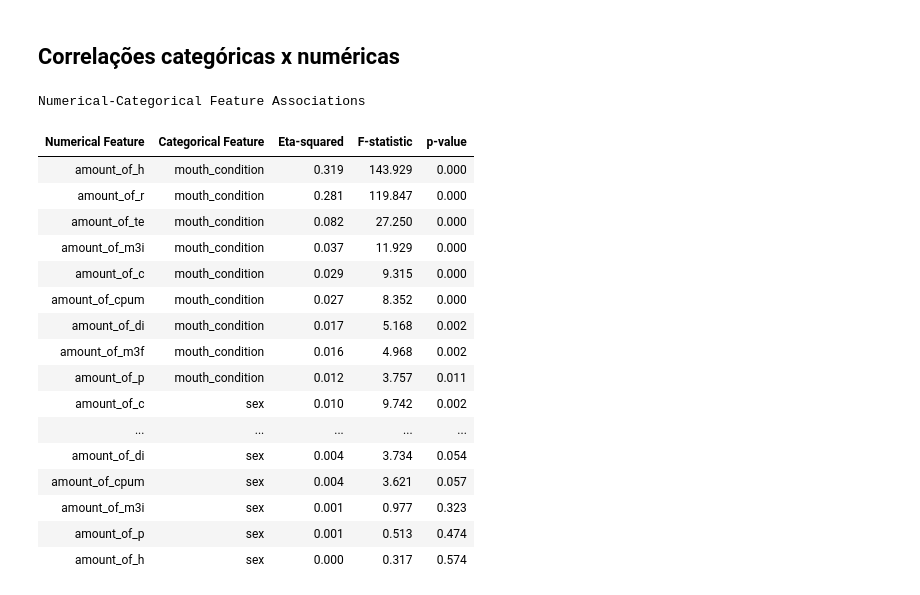
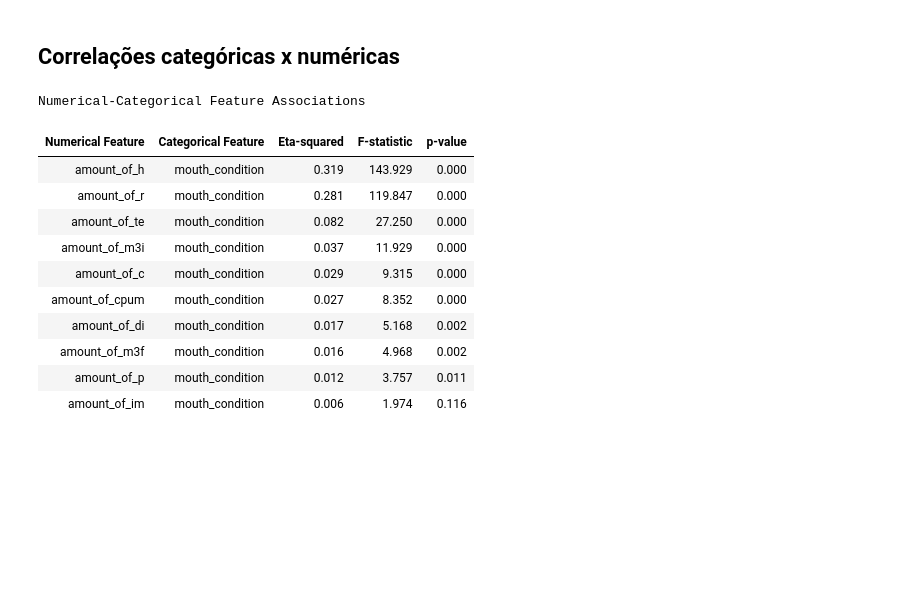
Before and after one commit to gabdumal/data_mining, a Jupyter notebook: assignment_7/analysis_3.ipynb, the cells around one changed output. Drawn from its saved outputs; the diff is of its cells as text; code cells hidden in the pictures; blank space fills up the shorter version.

```diff
--- a/assignment_7/analysis_3.ipynb
+++ b/assignment_7/analysis_3.ipynb
@@ -18,8 +18,8 @@ from data import df3, df3_categorical_features, df3_numerical_features
 # %%
 scaler = StandardScaler()
 
-scaled_df3 = df3.copy()
-scaled_df3[df3_numerical_features] = scaler.fit_transform(df3[df3_numerical_features])
+scaled_t_df = t_df.copy()
+scaled_t_df[numerical_features] = scaler.fit_transform(t_df[numerical_features])
 # %% [markdown]
 ## Correlações numéricas
 # %%
@@ -532,9 +527,9 @@ def display_numerical_categorical_correlation_analysis(
     Analyze associations between numerical and categorical
     predictor features.
     """
-    numerical_columns = df3_numerical_features
+    numerical_columns = numerical_features
 
-    categorical_columns = df3_categorical_features
+    categorical_columns = categorical_features
 
     if not numerical_columns:
         raise ValueError("No numerical condition-count features were found.")
@@ -557,23 +552,17 @@ def display_numerical_categorical_correlation_analysis(
         "associations": associations,
     }
 # %%
-display_numerical_categorical_correlation_analysis(scaled_df3);
+display_numerical_categorical_correlation_analysis(scaled_t_df);
 # %% [output]
 Numerical-Categorical Feature Associations
 | Numerical Feature | Categorical Feature | Eta-squared | F-statistic | p-value |
 | amount_of_h | mouth_condition | 0.319 | 143.929 | 0.000 |
 | amount_of_r | mouth_condition | 0.281 | 119.847 | 0.000 |
 | amount_of_te | mouth_condition | 0.082 | 27.250 | 0.000 |
 | amount_of_m3i | mouth_condition | 0.037 | 11.929 | 0.000 |
 | amount_of_c | mouth_condition | 0.029 | 9.315 | 0.000 |
 | amount_of_cpum | mouth_condition | 0.027 | 8.352 | 0.000 |
 | amount_of_di | mouth_condition | 0.017 | 5.168 | 0.002 |
 | amount_of_m3f | mouth_condition | 0.016 | 4.968 | 0.002 |
 | amount_of_p | mouth_condition | 0.012 | 3.757 | 0.011 |
-| amount_of_c | sex | 0.010 | 9.742 | 0.002 |
-| ... | ... | ... | ... | ... |
-| amount_of_di | sex | 0.004 | 3.734 | 0.054 |
-| amount_of_cpum | sex | 0.004 | 3.621 | 0.057 |
-| amount_of_m3i | sex | 0.001 | 0.977 | 0.323 |
-| amount_of_p | sex | 0.001 | 0.513 | 0.474 |
-| amount_of_h | sex | 0.000 | 0.317 | 0.574 |
+| amount_of_im | mouth_condition | 0.006 | 1.974 | 0.116 |
```
Also changed, not shown: parts of 5 cells of this notebook, 9 other files.
